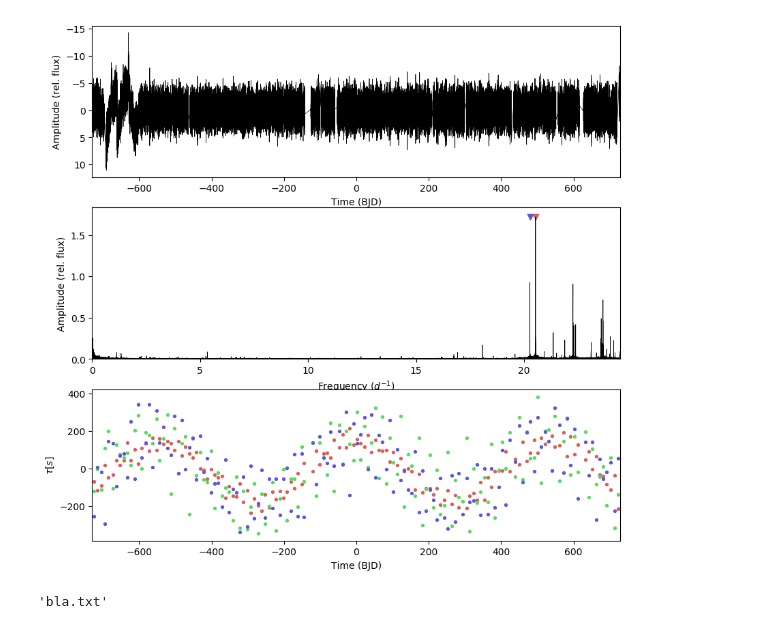
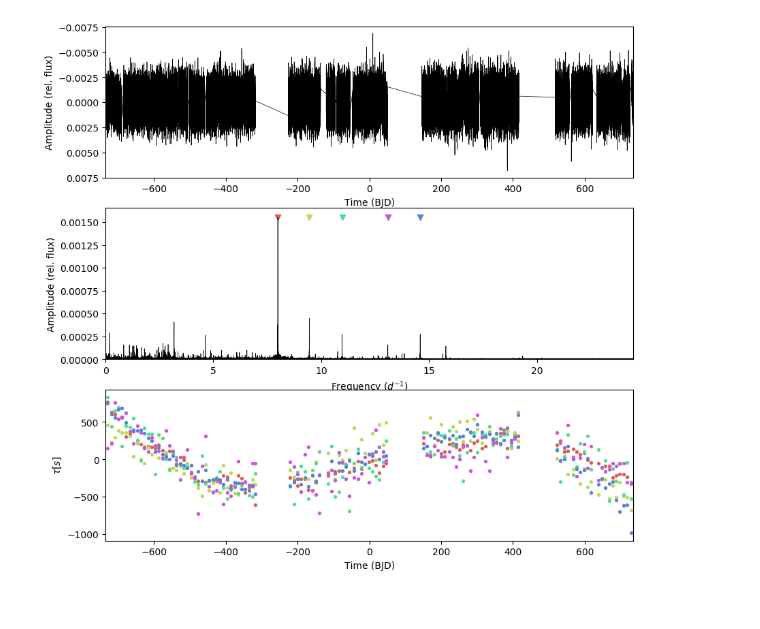
Before and after one commit to danhey/maelstrom, a Jupyter notebook: docs/notebooks/Maelstrom.ipynb, the cells around one changed output. Saved outputs shown, nothing was run; the diff lists cells and outputs as text; code cells hidden in the pictures.

```diff
--- a/docs/notebooks/Maelstrom.ipynb
+++ b/docs/notebooks/Maelstrom.ipynb
@@ -24,12 +16,26 @@ mags = dmag * 1000.
+# %%
+import numpy as np
+from lightkurve import search_lightcurvefile
+
+def get_lightcurve(target, **kwargs):
+    lc_collection = search_lightcurvefile(target, **kwargs).download_all()
+
+    lc = lc_collection[0].PDCSAP_FLUX.normalize()
+    for l in lc_collection[1:]:
+        lc = lc.append(l.PDCSAP_FLUX.normalize())
+
+    lc = lc.remove_nans()
+    magnitude = -2.5 * np.log10(lc.flux)
+    magnitude = magnitude - np.average(magnitude)
+    return lc.time, magnitude
+
+times, mags = get_lightcurve('KIC 4168574', cadence='long')
+times += 2454833
 # %%
 from maelstrom import Maelstrom
 
-ms = Maelstrom(times, mags, max_peaks=3)
-ms.setup_orbit_model(period=None)
+ms = Maelstrom(times, mags, fmin=5, fmax=20, max_peaks=5)
+ms.setup_orbit_model(period=1563)
 ms.first_look()
 # %% [output]
-[figure, old version]
+[figure, new version]
-# %%
-pm.model_to_graphviz(ms).save('bla.txt')
-# %% [output]
-'bla.txt'
```
Also changed, not shown: parts of 11 cells of this notebook, 20 other files.
